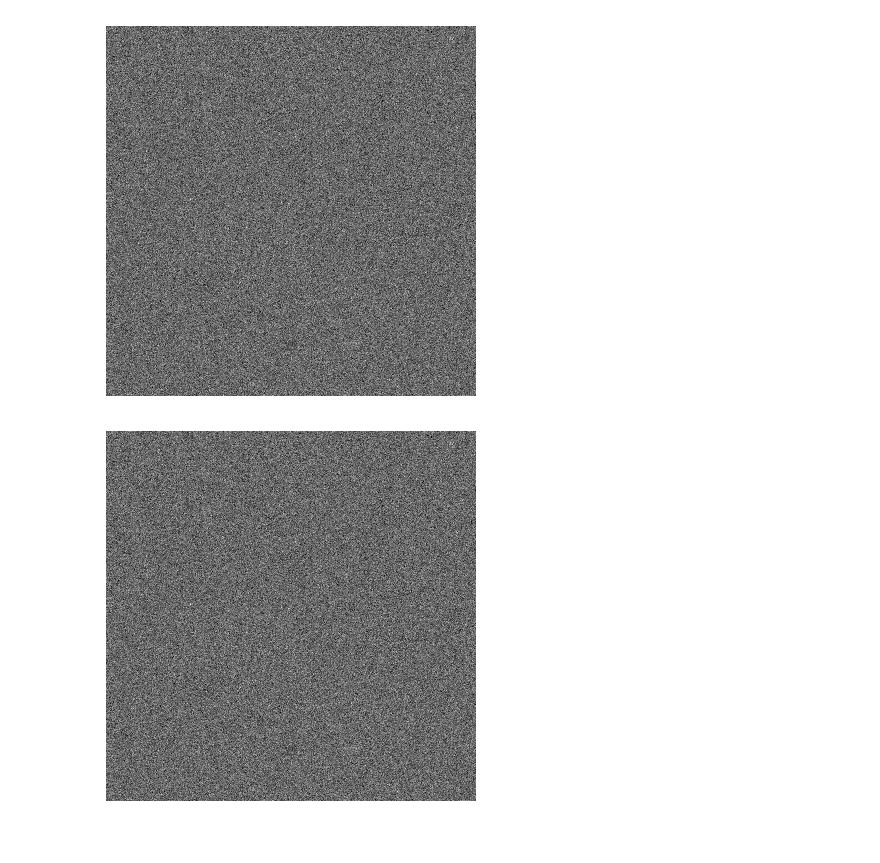
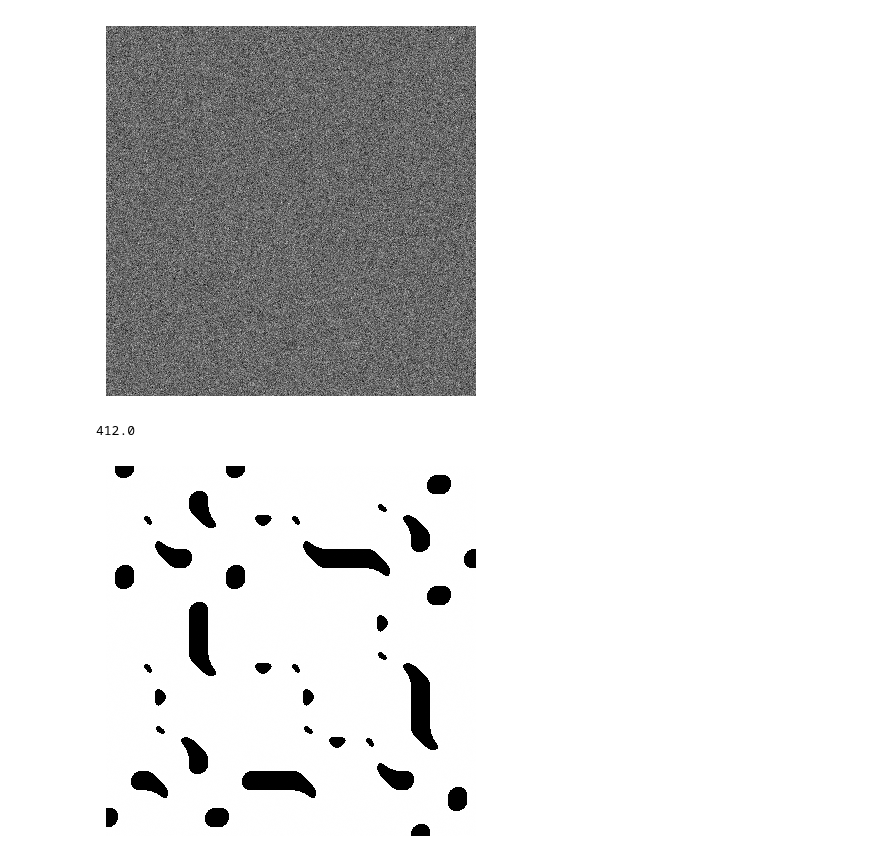
Before and after one commit to nzelenyy/space-hackathon-2025, a Jupyter notebook: Problem_3/1.ipynb, the cells around one changed output. Drawn from its saved outputs; the diff is of its cells as text; code cells hidden in the pictures.

```diff
--- a/Problem_3/1.ipynb
+++ b/Problem_3/1.ipynb
@@ -9,6 +9,6 @@ height = 2000
 Считаем файлы images/film
 # %%
 # Пример использования
-clouds = generate_clouds(width=2200, height=2200, scale=200, threshold=180)
+clouds = generate_clouds(width=2200, height=2200, scale=200, threshold=400)
 show_image(clouds)
 # %% [output]
@@ -36,7 +36,12 @@ im1 = generate_combined_noise(width, height)
 show_image(im1)
 # %% [output]
 [figure]
+# %%
+im1.max()
+# %% [output]
+412.0
 # %%
-show_image( im1 +clouds[0:2000, 0:2000])
+im2 = im1 +clouds[0:2000, 0:2000]
+show_image(im2)
 # %% [output]
-[figure, old version]
+[figure, new version]
```
Also changed, not shown: parts of 4 cells of this notebook, 1 other file.
